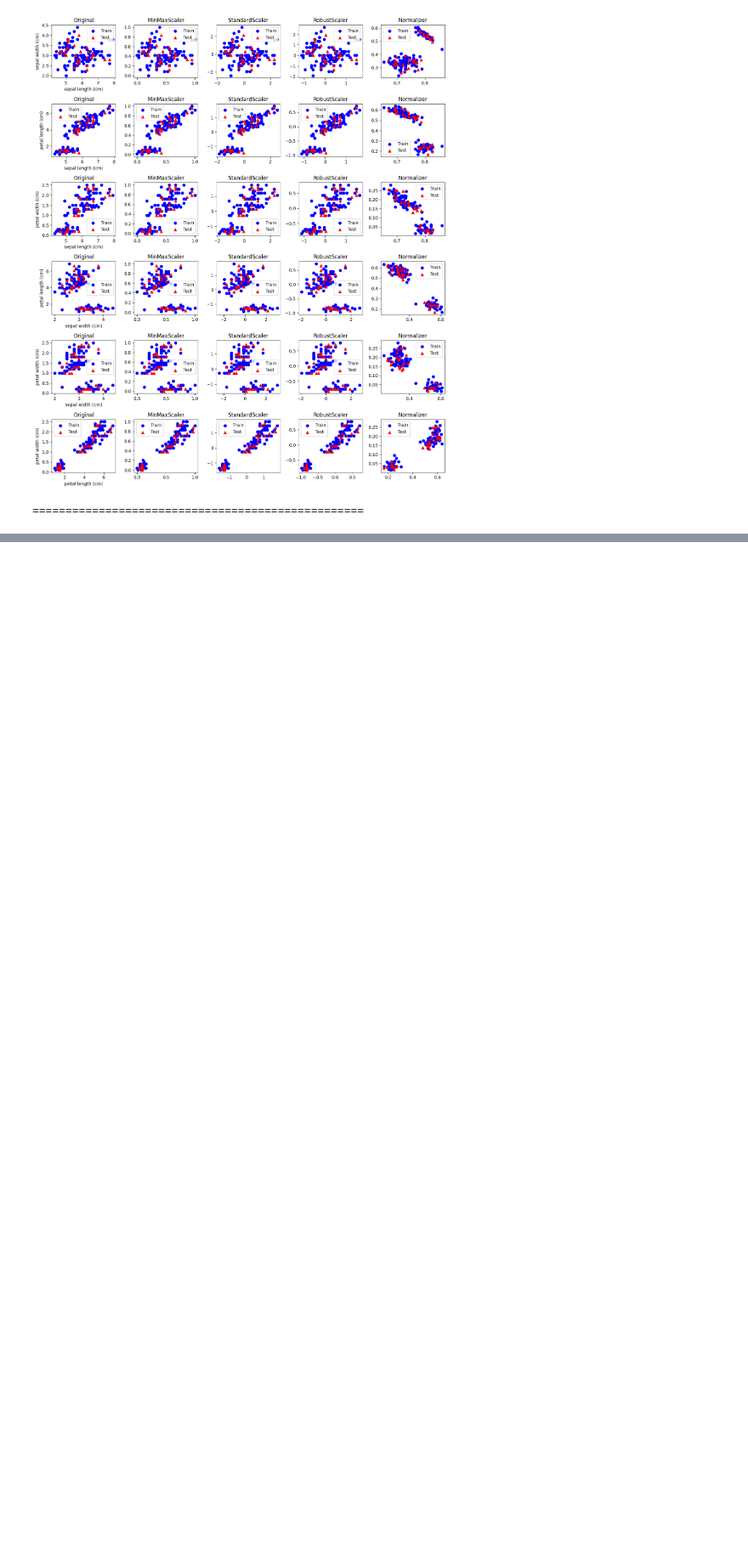
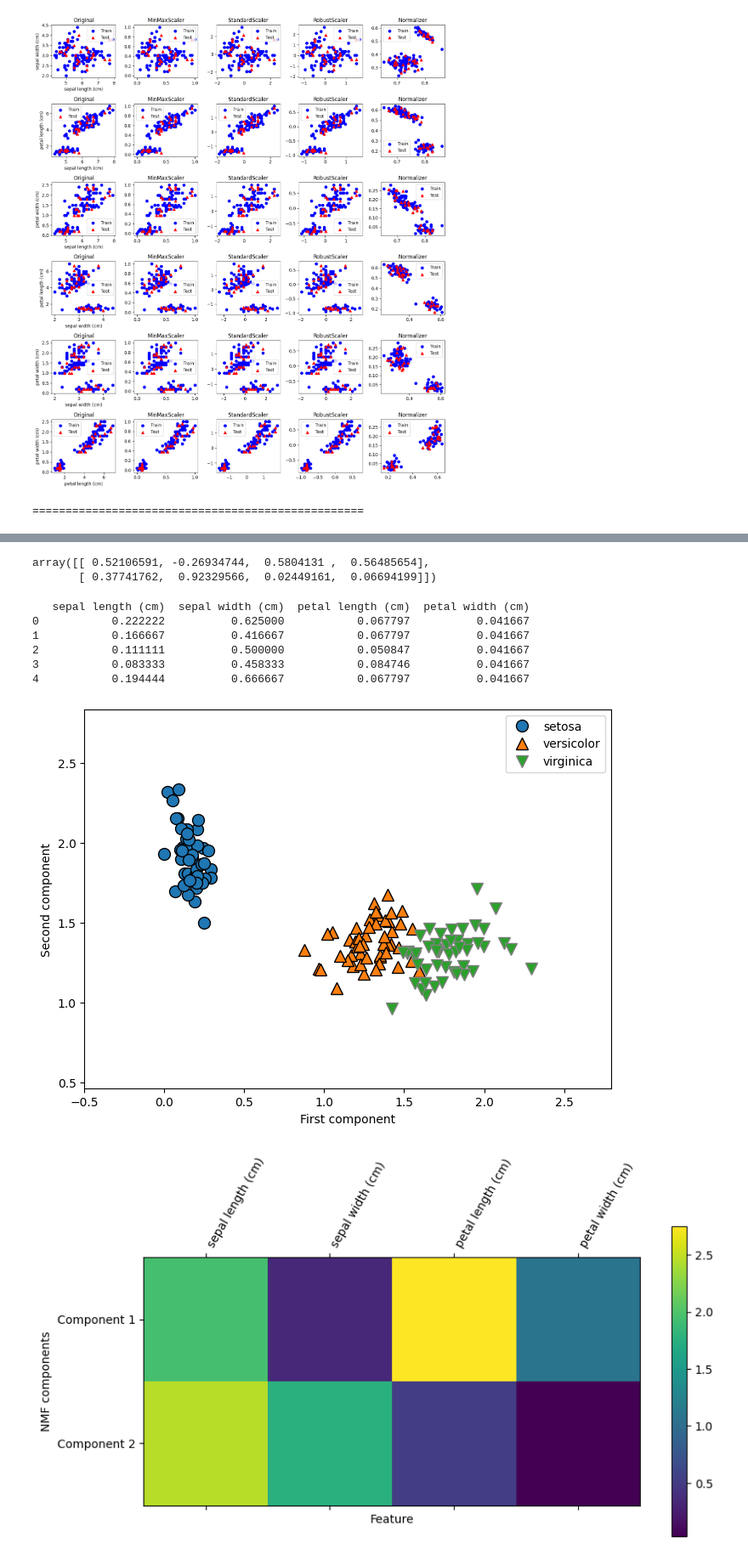
Before and after one commit to aiueoriku/WALC_Internship, a Jupyter notebook: submit/analyze_iris.ipynb, the cells around one changed output, grey strips where cells are left out. Shown at 85% size. Drawn from its saved outputs; the diff is of its cells as text; code cells hidden in the pictures; blank space fills up the shorter version.

```diff
--- a/submit/analyze_iris.ipynb
+++ b/submit/analyze_iris.ipynb
@@ -159,0 +181,16 @@ iris.plot_pca(n_components=2)
+# %%
+X_pca.components_
+# %% [output]
+array([[ 0.52106591, -0.26934744,  0.5804131 ,  0.56485654],
+       [ 0.37741762,  0.92329566,  0.02449161,  0.06694199]])
+# %%
+X_scaled, df_nmf, X_nmf = iris.plot_nmf(n_components=2)
+# %% [output]
+   sepal length (cm)  sepal width (cm)  petal length (cm)  petal width (cm)
+0           0.222222          0.625000           0.067797          0.041667
+1           0.166667          0.416667           0.067797          0.041667
+2           0.111111          0.500000           0.050847          0.041667
+3           0.083333          0.458333           0.084746          0.041667
+4           0.194444          0.666667           0.067797          0.041667
+[figure, added]
+[figure, added]
```
Also changed, not shown: parts of 5 cells of this notebook, 1 other file.
